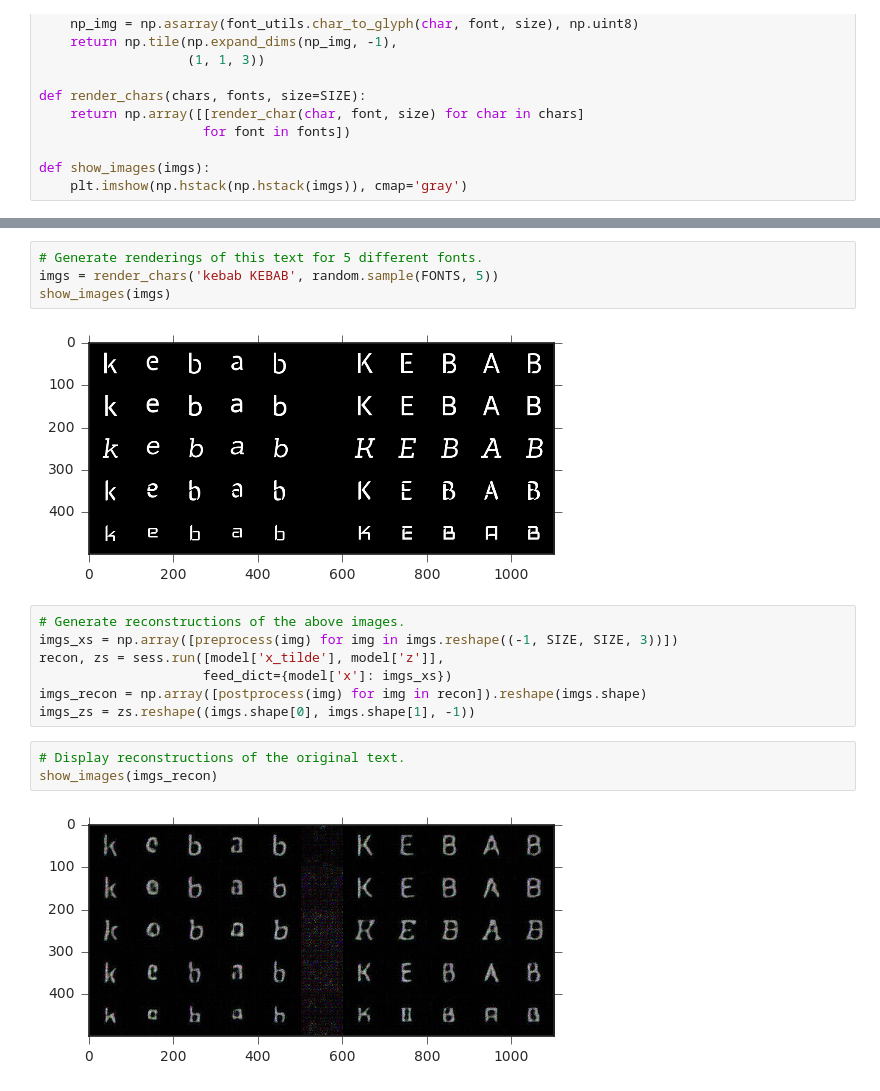
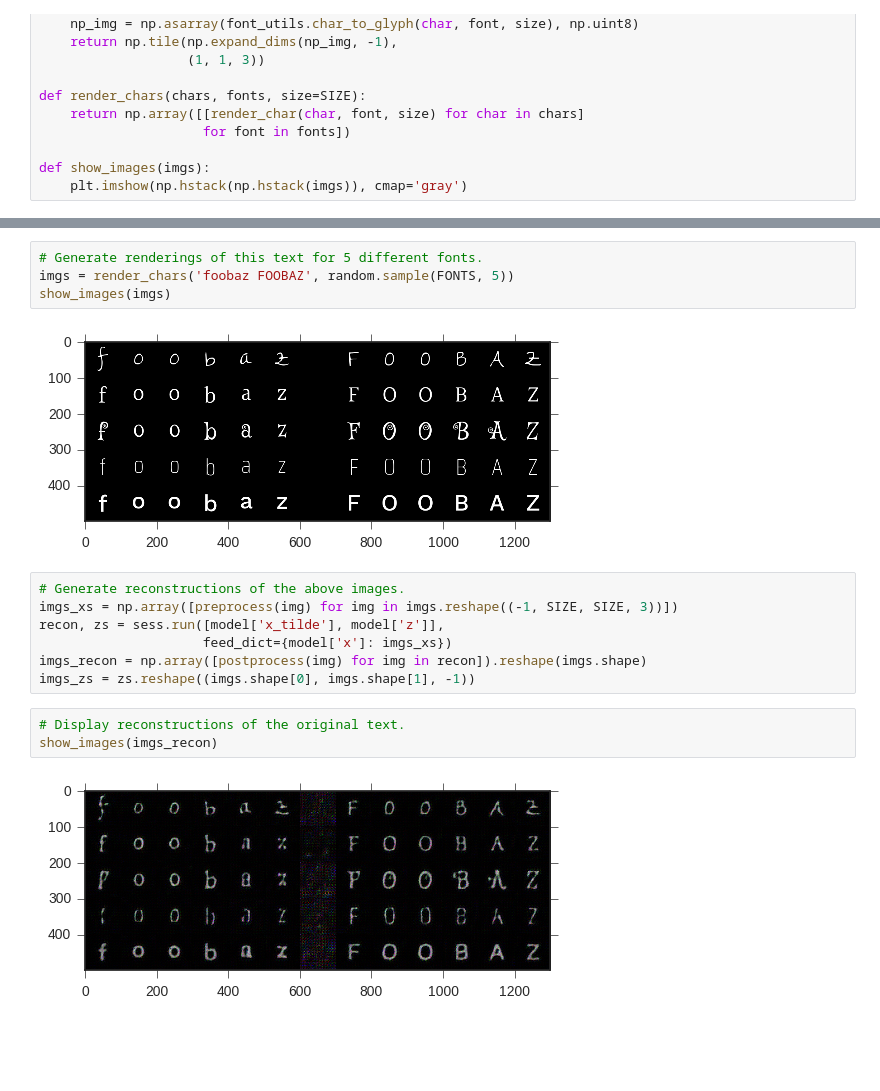
Before and after one commit to indraastra/cadl-work, a Jupyter notebook: 2_mdn_char_rnn/VAEGAN Exploration.ipynb, the cells around one changed output, grey strips where cells are left out. Drawn from its saved outputs; the diff is of its cells as text; blank space fills up the shorter version.

```diff
--- a/2_mdn_char_rnn/VAEGAN Exploration.ipynb
+++ b/2_mdn_char_rnn/VAEGAN Exploration.ipynb
@@ -58,9 +60,9 @@ dict_keys(['loss_fake', 'z_samp', 'x_tilde_samp', 'loss_dis', 'loss_D_llike', 'x
 # %%
 # Generate renderings of this text for 5 different fonts.
-imgs = render_chars('kebab KEBAB', random.sample(FONTS, 5))
+imgs = render_chars('foobaz FOOBAZ', random.sample(FONTS, 5))
 show_images(imgs)
 # %% [output]
-[figure, old version]
+[figure, new version]
 # %%
 # Generate reconstructions of the above images.
 imgs_xs = np.array([preprocess(img) for img in imgs.reshape((-1, SIZE, SIZE, 3))])
@@ -72,5 +74,5 @@ imgs_zs = zs.reshape((imgs.shape[0], imgs.shape[1], -1))
 # Display reconstructions of the original text.
 show_images(imgs_recon)
 # %% [output]
-[figure, old version]
+[figure, new version]
 # %%
```
Also changed, not shown: parts of 13 cells of this notebook.
